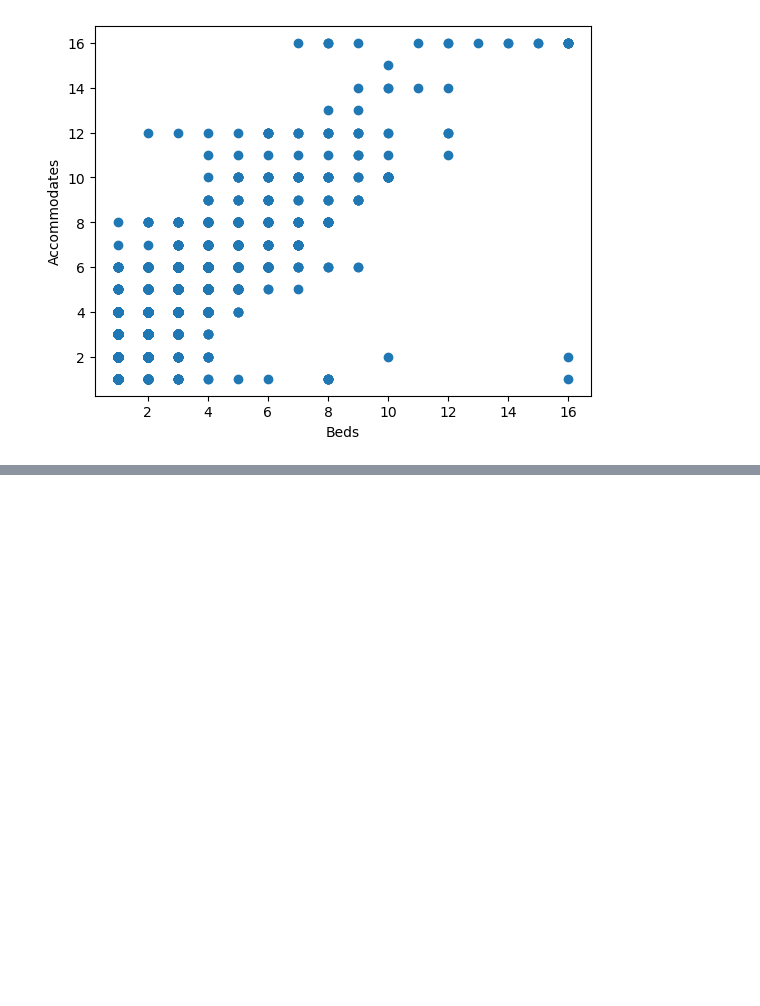
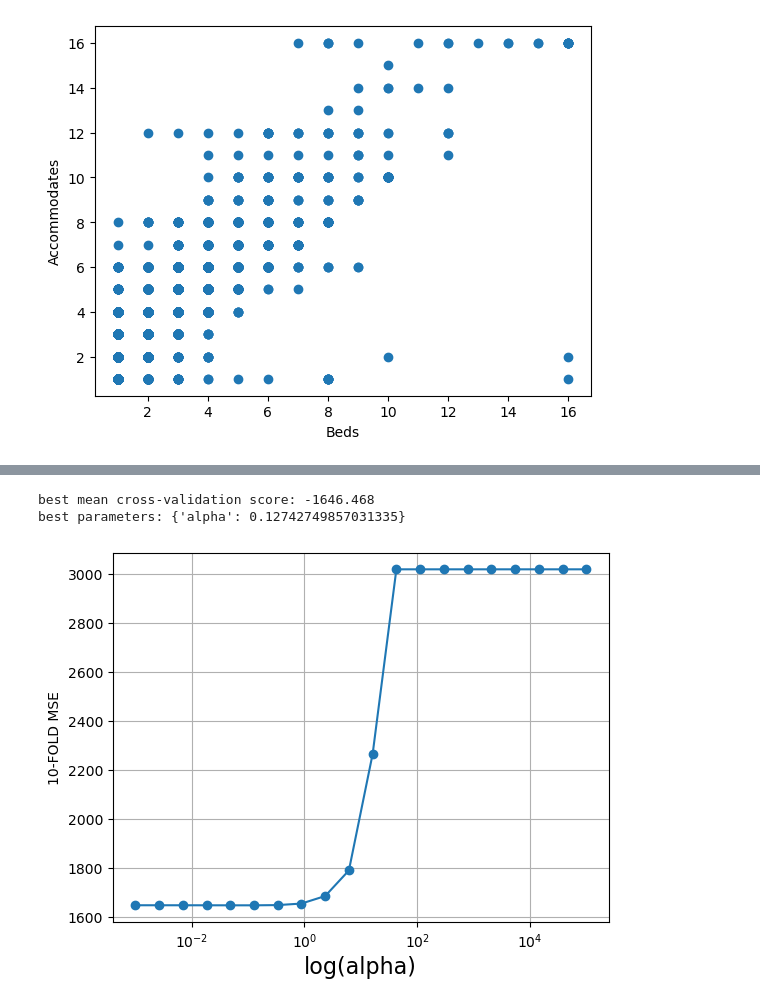
Before and after one commit to Alexsaez1990/practica_MachineLearning_enProceso, a Jupyter notebook: Práctica.ipynb, the cells around one changed output, grey strips where cells are left out. Saved outputs shown, nothing was run; the diff lists cells and outputs as text; code cells hidden in the pictures; blank space fills up the shorter version.

```diff
--- a/Práctica.ipynb
+++ b/Práctica.ipynb
@@ -879,0 +980,27 @@ Proporcion test: 66.564
+# %%
+# Veamos con Lasso
+
+from sklearn.linear_model import Lasso
+
+# Calcular valor óptimo de alpha
+
+alpha_vector = np.logspace(-3, 5, 20)
+param_grid = {'alpha': alpha_vector}
+
+grid = GridSearchCV(Lasso(), scoring = 'neg_mean_squared_error', param_grid = param_grid, cv = 10)
+grid.fit(X_train, y_train)
+
+
+print("best mean cross-validation score: {:.3f}".format(grid.best_score_))
+print("best parameters: {}".format(grid.best_params_))
+
+scores = -1*np.array(grid.cv_results_['mean_test_score'])
+plt.semilogx(alpha_vector, scores, '-o')
+plt.xlabel('log(alpha)',fontsize=16)
+plt.ylabel('10-FOLD MSE')
+plt.grid()
+plt.show()
+# %% [output]
+best mean cross-validation score: -1646.468
+best parameters: {'alpha': 0.12742749857031335}
+[figure, added]
```
Also changed, not shown: parts of 10 cells of this notebook.
